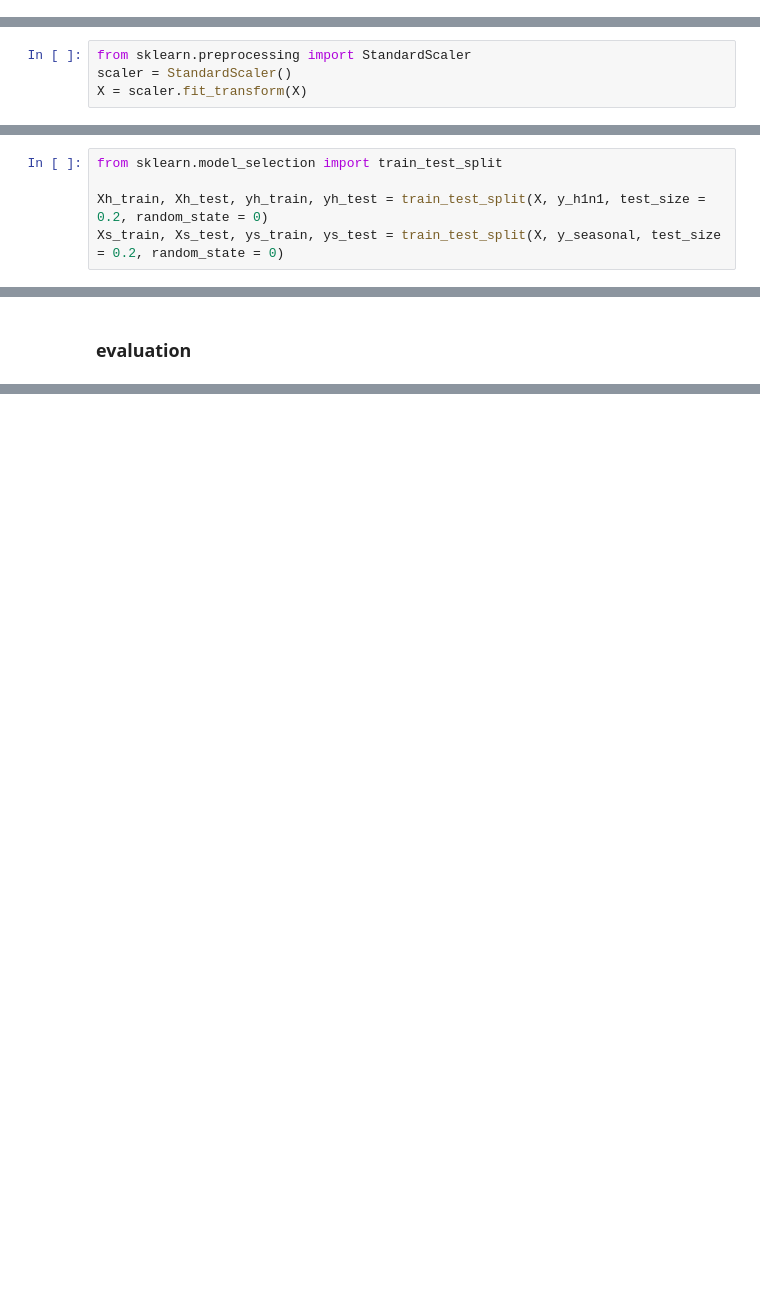
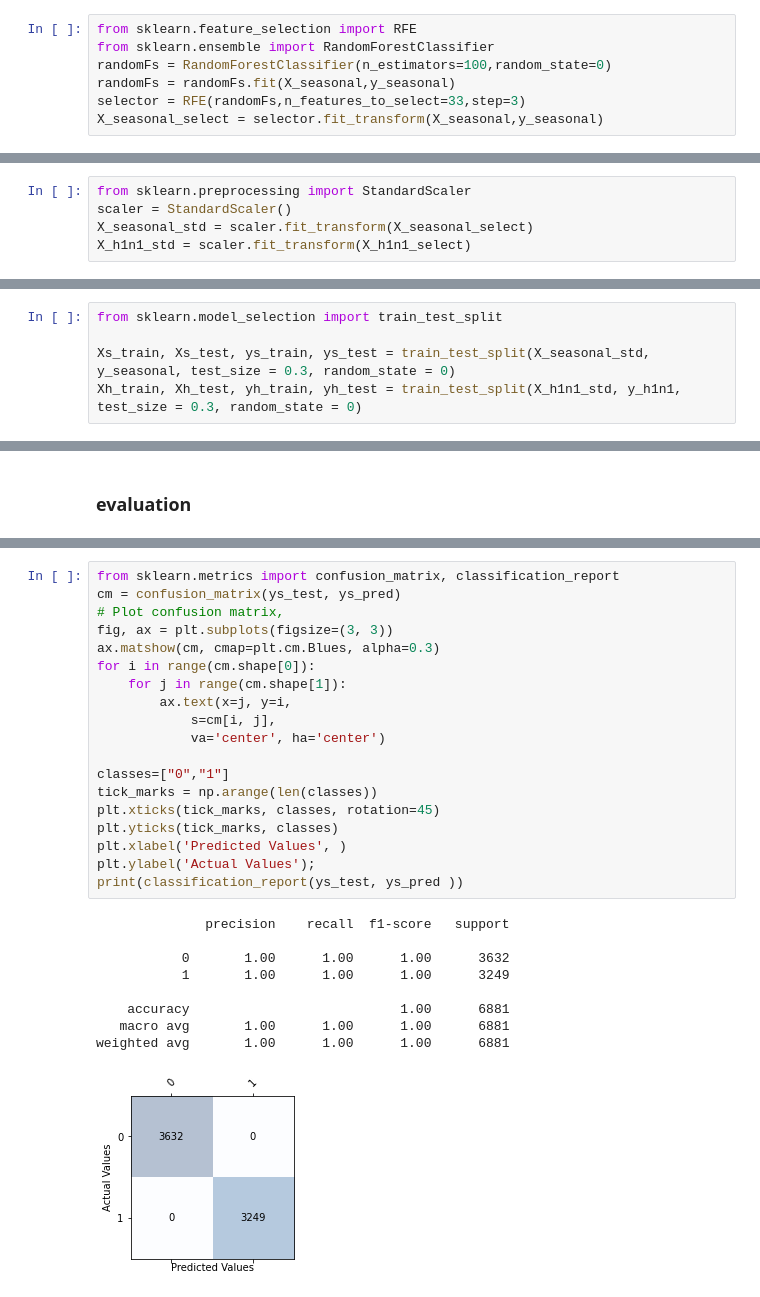
Before and after one commit to ludaiseattle/DMA_sub, a Jupyter notebook: Coursework1.ipynb, the cells around one changed output, grey strips where cells are left out. Drawn from its saved outputs; the diff is of its cells as text; blank space fills up the shorter version.

```diff
--- a/Coursework1.ipynb
+++ b/Coursework1.ipynb
@@ -455,0 +508,7 @@ y.shape
+# %%
+from sklearn.feature_selection import RFE
+from sklearn.ensemble import RandomForestClassifier
+randomFs = RandomForestClassifier(n_estimators=100,random_state=0)
+randomFs = randomFs.fit(X_seasonal,y_seasonal)
+selector = RFE(randomFs,n_features_to_select=33,step=3)
+X_seasonal_select = selector.fit_transform(X_seasonal,y_seasonal)
@@ -458,12 +519,13 @@ y.shape
 # %%
 from sklearn.preprocessing import StandardScaler
 scaler = StandardScaler()
-X = scaler.fit_transform(X)
+X_seasonal_std = scaler.fit_transform(X_seasonal_select)
+X_h1n1_std = scaler.fit_transform(X_h1n1_select)
 # %% [markdown]
 ### split data set
 # %%
 from sklearn.model_selection import train_test_split
 
-Xh_train, Xh_test, yh_train, yh_test = train_test_split(X, y_h1n1, test_size = 0.2, random_state = 0)
-Xs_train, Xs_test, ys_train, ys_test = train_test_split(X, y_seasonal, test_size = 0.2, random_state = 0)
+Xs_train, Xs_test, ys_train, ys_test = train_test_split(X_seasonal_std, y_seasonal, test_size = 0.3, random_state = 0)
+Xh_train, Xh_test, yh_train, yh_test = train_test_split(X_h1n1_std, y_h1n1, test_size = 0.3, random_state = 0)
 # %% [markdown]
@@ -504,0 +623,29 @@ AUC Score (Train): 0.883565
+# %%
+from sklearn.metrics import confusion_matrix, classification_report
+cm = confusion_matrix(ys_test, ys_pred)
+# Plot confusion matrix,
+fig, ax = plt.subplots(figsize=(3, 3))
+ax.matshow(cm, cmap=plt.cm.Blues, alpha=0.3)
+for i in range(cm.shape[0]):
+    for j in range(cm.shape[1]):
+        ax.text(x=j, y=i,
+            s=cm[i, j],
+            va='center', ha='center')
+
+classes=["0","1"]
+tick_marks = np.arange(len(classes))
+plt.xticks(tick_marks, classes, rotation=45)
+plt.yticks(tick_marks, classes)
+plt.xlabel('Predicted Values', )
+plt.ylabel('Actual Values');
+print(classification_report(ys_test, ys_pred ))
+# %% [output]
+              precision    recall  f1-score   support
+
+           0       1.00      1.00      1.00      3632
+           1       1.00      1.00      1.00      3249
+
+    accuracy                           1.00      6881
+   macro avg       1.00      1.00      1.00      6881
+weighted avg       1.00      1.00      1.00      6881
+[figure, added]
```
Also changed, not shown: parts of 45 cells of this notebook.
